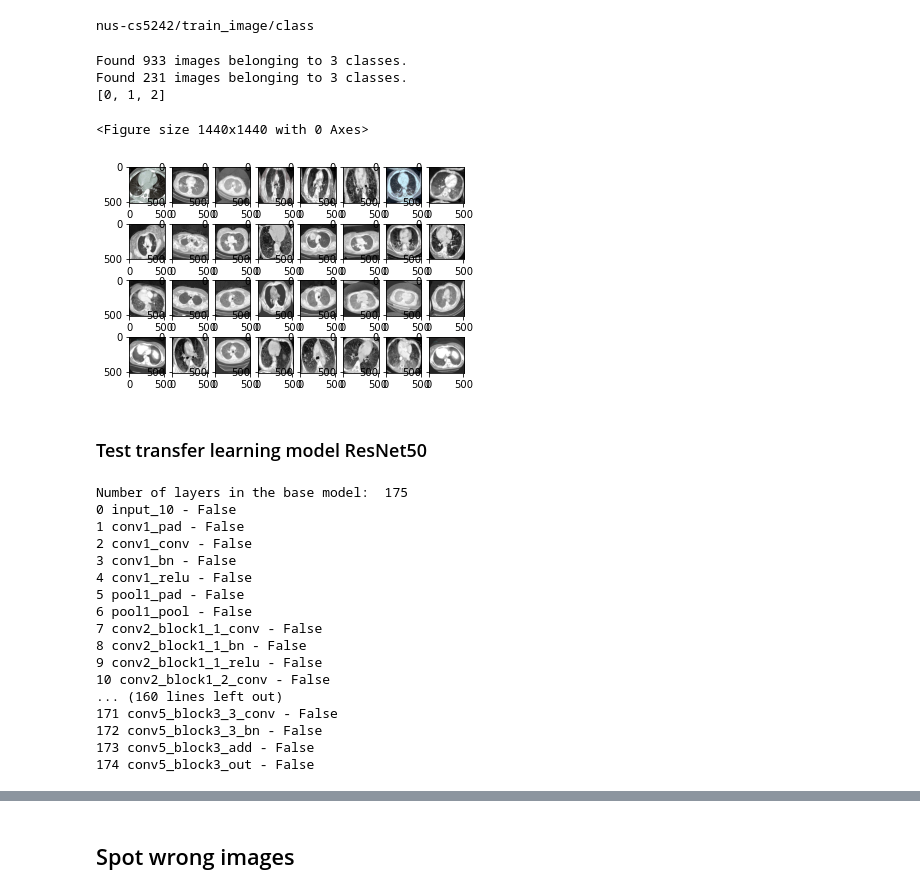
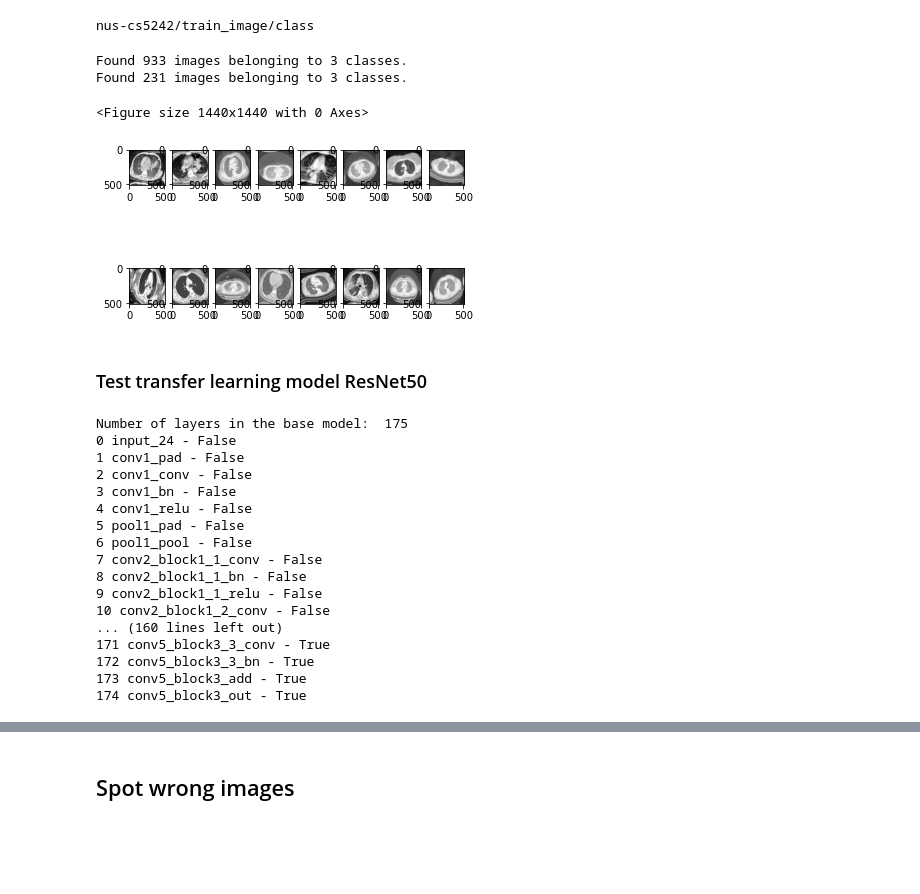
Before and after one commit to CS5242-KAGGLE/CS5242, a Jupyter notebook: Huimin-ResNet50.ipynb, the cells around one changed output, grey strips where cells are left out. Saved outputs shown, nothing was run; the diff lists cells and outputs as text; code cells hidden in the pictures; blank space fills up the shorter version.

Commit message:
implement histogram equalisation 0.98

```diff
--- a/Huimin-ResNet50.ipynb
+++ b/Huimin-ResNet50.ipynb
@@ -20,6 +20,17 @@ import pandas as pd
 print("Num GPUs Available: ", len(tf.config.list_physical_devices('GPU')))
 # %% [output]
 Num GPUs Available:  1
+# %%
+from skimage import exposure, img_as_float, color, io
+
+# equalize_hist will equalise on the flatten image, hence, we should convert to grayscale first
+def AHE(img):
+    img = color.rgb2gray(img)
+    img = img / 255.
+#     img_adapteq = exposure.equalize_adapthist(img, clip_limit=0.03)
+    img_adapteq = exposure.equalize_hist(img)
+    img_adapteq = img_adapteq * 255.
+    return color.gray2rgb(img_adapteq).astype('uint8')
 # %%
 dir_str = "./nus-cs5242/"
 shutil.rmtree(dir_str + "train_image/class", ignore_errors=True)
@@ -31,12 +42,15 @@ os.mkdir(dir_str + "train_image/class/2")
 label = pd.read_csv(dir_str + "train_label.csv")
 label_tupple = list(label.itertuples(index=False, name=None))
 
+
+
 for i in range(len(label_tupple)):
     img_ext = str(label_tupple[i][0])
     img_class = str(label_tupple[i][1])
 
-    shutil.copy(dir_str + "train_image/train_image/"+img_ext+".png",
-                dir_str + "train_image/class/"+img_class+"/"+img_ext+".png")
+    img = io.imread(dir_str + "train_image/train_image/"+img_ext+".png")
+    img = AHE(img)
+    io.imsave(dir_str + "train_image/class/"+img_class+"/"+img_ext+".png", img)
 
 data_dir=dir_str + "train_image/class"
 data_dir = pathlib.Path(data_dir)
@@ -45,20 +59,13 @@ print(data_dir)
 nus-cs5242/train_image/class
 # %%
 # create tf datasets and load data, note: didn't use graysacle as all pretrained models over imagenet are RGB
-batch_size = 32
+batch_size = 16
 img_height = 512
 img_width = 512
 num_classes = 3
 
 from tensorflow.keras.preprocessing.image import ImageDataGenerator
-from skimage import exposure, img_as_float, color
 
-def AHE(img):
-    img = img / 255.
-#     img_adapteq = exposure.equalize_adapthist(img, clip_limit=0.03)
-    img_adapteq = exposure.equalize_hist(img)
-    img_adapteq = img_adapteq * 255.
-    return (img_adapteq)
 
 data_gen = ImageDataGenerator(horizontal_flip=True,
                               vertical_flip=False,
@@ -69,7 +76,7 @@ data_gen = ImageDataGenerator(horizontal_flip=True,
 #                               brightness_range=
                               validation_split=0.2,
                               fill_mode='wrap',
-                              preprocessing_function = AHE
+#                               preprocessing_function = AHE
                               )
 
 train_gen = data_gen.flow_from_directory(data_dir,
@@ -86,7 +93,7 @@ val_gen = data_gen.flow_from_directory(data_dir,
                                         batch_size=batch_size,
                                         subset='validation',
                                         shuffle=True)
-class_names = print(list(train_gen.class_indices.values()))
+class_names = list(train_gen.class_indices.values())
 # train_ds = tf.keras.preprocessing.image_dataset_from_directory(
 #   data_dir,
 #   #labels=train_labels,
@@ -102,7 +109,6 @@ class_names = print(list(train_gen.class_indices.values()))
 # %% [output]
 Found 933 images belonging to 3 classes.
 Found 231 images belonging to 3 classes.
-[0, 1, 2]
 # %%
 # val_ds = tf.keras.preprocessing.image_dataset_from_directory(
 #   data_dir,
@@ -117,24 +123,24 @@ Found 231 images belonging to 3 classes.
 # %%
 import matplotlib.pyplot as plt
 
 plt.figure(figsize=(20, 20))
 img, label = next(train_gen)
 
-fig, axs = plt.subplots(4, 8)
+fig, axs = plt.subplots(batch_size//8, 8)
 
 for i in range(batch_size):
     axs[i//8][i%8].imshow(img[i].astype("uint8"))
 
 
 # for images, labels in train_ds.take(1):
 #     for i in range(3):
 #         ax = plt.subplot(3, 3, i + 1)
 #         plt.imshow(images[i].numpy().astype("uint8"))
 #         #plt.title(class_names[labels[i]])
 #         plt.axis("off")
 # %% [output]
 <Figure size 1440x1440 with 0 Axes>
-[figure, old version]
+[figure, new version]
 # %% [markdown]
 ### Test transfer learning model ResNet50
 # %%
@@ -158,7 +164,7 @@ preprocess_input = tf.keras.applications.resnet50.preprocess_input
 # feature_batch = base_model(image_batch)
 # print(feature_batch.shape)
 # %%
-base_model.trainable = False
+base_model.trainable = True
 
 # Let's take a look to see how many layers are in the base model
 print("Number of layers in the base model: ", len(base_model.layers))
@@ -174,7 +180,7 @@ for i, layer in enumerate(base_model.layers):
     print(i,layer.name,"-",layer.trainable)
 # %% [output]
 Number of layers in the base model:  175
-0 input_10 - False
+0 input_24 - False
 1 conv1_pad - False
 2 conv1_conv - False
 3 conv1_bn - False
@@ -186,10 +192,10 @@ Number of layers in the base model:  175
 9 conv2_block1_1_relu - False
 10 conv2_block1_2_conv - False
 ... (160 lines left out)
-171 conv5_block3_3_conv - False
-172 conv5_block3_3_bn - False
-173 conv5_block3_add - False
-174 conv5_block3_out - False
+171 conv5_block3_3_conv - True
+172 conv5_block3_3_bn - True
+173 conv5_block3_add - True
+174 conv5_block3_out - True
 # %%
 base_model.summary()
 # %% [output]
```
Also changed, not shown: parts of 8 cells of this notebook, 1 other file.
